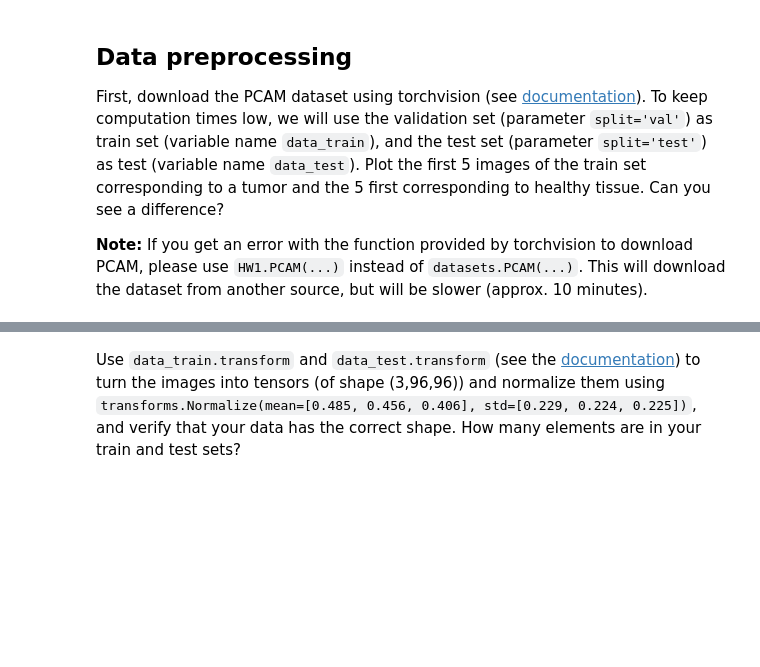
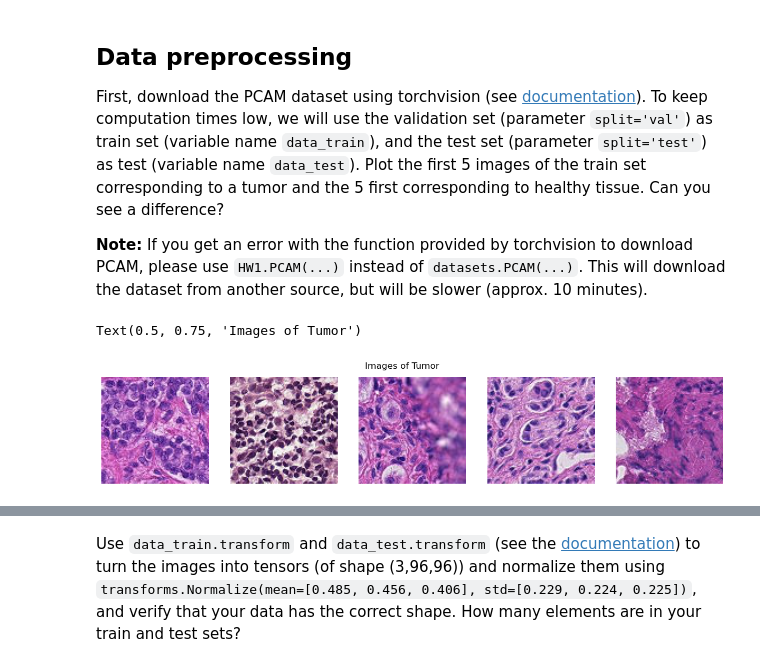
Before and after one commit to peulsilva/X-MAP-583, a Jupyter notebook: homeworks/HW01_tumor_identification.ipynb, the cells around one changed output, grey strips where cells are left out. Saved outputs shown, nothing was run; the diff lists cells and outputs as text; code cells hidden in the pictures; blank space fills up the shorter version.

```diff
--- a/homeworks/HW01_tumor_identification.ipynb
+++ b/homeworks/HW01_tumor_identification.ipynb
@@ -39,0 +42,28 @@ First, download the PCAM dataset using torchvision (see [documentation](https://
+# %%
+transform = transforms.Compose([
+    transforms.ToTensor()
+])
+# %%
+try:
+    data_train = datasets.PCAM(root='./data', split='val', download=True, transform=transform)
+    data_test = datasets.PCAM(root='./data', split='test', download=True, transform=transform)
+except:
+    data_train = HW01.PCAM(root='./data', split='val', download=True, transform=transform)
+    data_test = HW01.PCAM(root='./data', split='test', download=True, transform=transform)
+# %%
+def plot_images_by_label(dataset, label, n=5, ):
+    count = 0
+    fig, axes = plt.subplots(1, n, figsize=(15, 5))
+    for i, (image, target) in enumerate(dataset):
+        if target == label:
+            axes[count].imshow(image.permute(1, 2, 0))  # Convert CHW to HWC
+            axes[count].axis('off')
+            count += 1
+            if count == n:
+                break
+# %%
+plot_images_by_label(data_train, label=1, n=5)
+plt.suptitle("Images of Tumor", y = 0.75)
+# %% [output]
+Text(0.5, 0.75, 'Images of Tumor')
+[figure, added]
```
Also changed, not shown: parts of 37 cells of this notebook, 1 other file.
